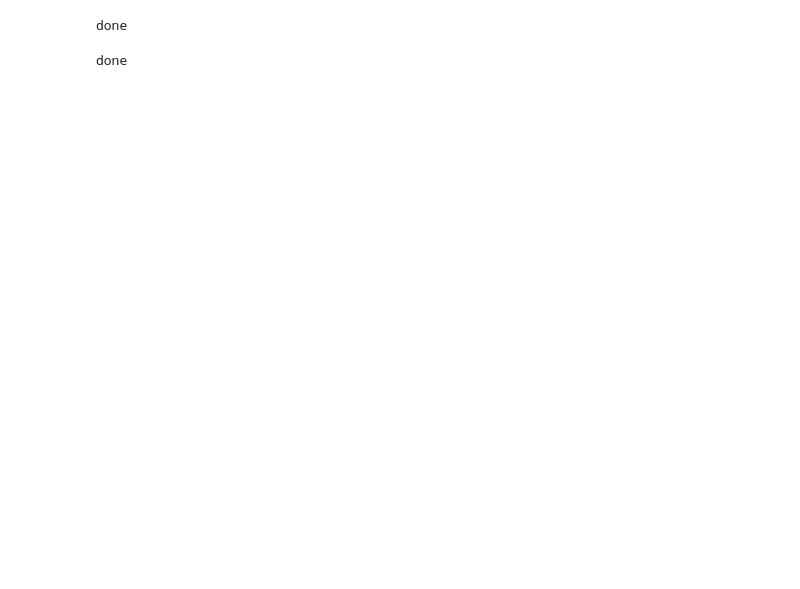
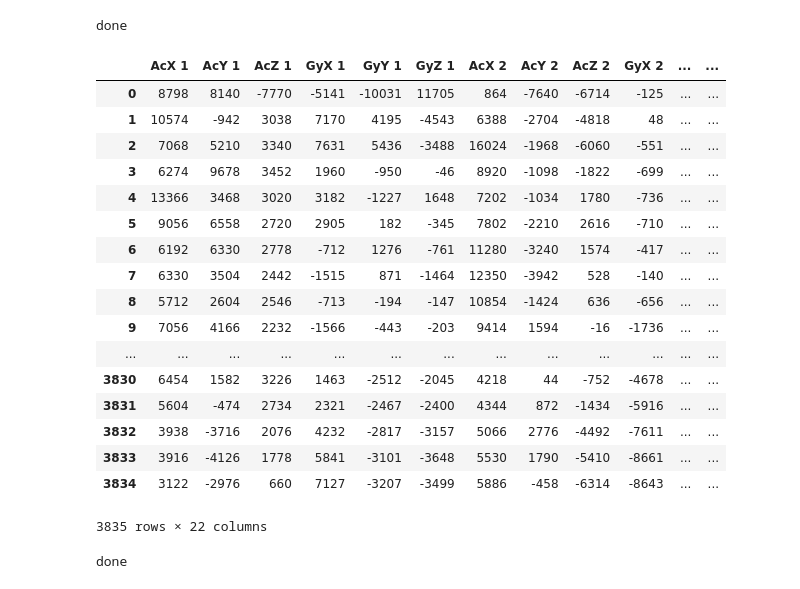
Before and after one commit to tby1994/dance, a Jupyter notebook: Machine Learning/data processing/CombineRawData.ipynb, the cells around one changed output. Saved outputs shown, nothing was run; the diff lists cells and outputs as text; code cells hidden in the pictures; blank space fills up the shorter version.

```diff
--- a/Machine Learning/data processing/CombineRawData.ipynb
+++ b/Machine Learning/data processing/CombineRawData.ipynb
@@ -51,34 +51,53 @@ frames_chicken = [bobby_chicken, beeyee_chicken, henry_chicken, kabir_chicken, z
 frames_number7 = [bobby_number7, beeyee_number7, henry_chicken, kabir_number7, zech_number7, hongjing_number7]
 frames_sidestep = [bobby_sidestep, beeyee_sidestep, henry_sidestep, kabir_sidestep, zech_sidestep, hongjing_sidestep]
 frames_turnclap = [bobby_turnclap, bobby_turnclap2, beeyee_turnclap, beeyee_turnclap2, henry_turnclap,
                    henry_turnclap2, henry_turnclap3, henry_turnclap4, zech_turnclap, zech_turnclap2,]
 frames_wiper = [bobby_wiper, beeyee_wiper, henry_wiper, kabir_wiper, zech_wiper, hongjing_wiper]
 
 chicken_data = pd.concat(frames_chicken)
 number7_data = pd.concat(frames_number7)
 sidestep_data = pd.concat(frames_sidestep)
 turnclap_data = pd.concat(frames_turnclap)
 wiper_data = pd.concat(frames_wiper)
 
 chicken_data['activity'] = 1;
 number7_data['activity'] = 2;
 sidestep_data['activity'] = 3;
 turnclap_data['activity'] = 4;
 wiper_data['activity'] = 5;
 
 frames_result = [chicken_data, number7_data, sidestep_data, turnclap_data, wiper_data]
 
 result = pd.concat(frames_result)
 
 result = result.drop(['voltage', 'current', 'power', 'energy'], axis = 1).copy()
 
 mapping = {'chicken': 1, 'number7': 2, 'sidestep' : 3, 'turnclap' : 4, 'wiper' : 5}
 
 print('done')
 
-result.to_csv(r'C:\Users\User\Desktop\Study\Year 3\Sem 1\CG3002\DanceProject\Machine Learning\raw data\dataset.csv', index=False)
+#result.to_csv(r'C:\Users\User\Desktop\Study\Year 3\Sem 1\CG3002\DanceProject\Machine Learning\raw data\dataset.csv', index=False)
+bobby_chicken
 # %% [output]
 done
+|  | AcX 1 | AcY 1 | AcZ 1 | GyX 1 | GyY 1 | GyZ 1 | AcX 2 | AcY 2 | AcZ 2 | GyX 2 | ... | ... |
+| 0 | 8798 | 8140 | -7770 | -5141 | -10031 | 11705 | 864 | -7640 | -6714 | -125 | ... | ... |
+| 1 | 10574 | -942 | 3038 | 7170 | 4195 | -4543 | 6388 | -2704 | -4818 | 48 | ... | ... |
+| 2 | 7068 | 5210 | 3340 | 7631 | 5436 | -3488 | 16024 | -1968 | -6060 | -551 | ... | ... |
+| 3 | 6274 | 9678 | 3452 | 1960 | -950 | -46 | 8920 | -1098 | -1822 | -699 | ... | ... |
+| 4 | 13366 | 3468 | 3020 | 3182 | -1227 | 1648 | 7202 | -1034 | 1780 | -736 | ... | ... |
+| 5 | 9056 | 6558 | 2720 | 2905 | 182 | -345 | 7802 | -2210 | 2616 | -710 | ... | ... |
+| 6 | 6192 | 6330 | 2778 | -712 | 1276 | -761 | 11280 | -3240 | 1574 | -417 | ... | ... |
+| 7 | 6330 | 3504 | 2442 | -1515 | 871 | -1464 | 12350 | -3942 | 528 | -140 | ... | ... |
+| 8 | 5712 | 2604 | 2546 | -713 | -194 | -147 | 10854 | -1424 | 636 | -656 | ... | ... |
+| 9 | 7056 | 4166 | 2232 | -1566 | -443 | -203 | 9414 | 1594 | -16 | -1736 | ... | ... |
+| ... | ... | ... | ... | ... | ... | ... | ... | ... | ... | ... | ... | ... |
+| 3830 | 6454 | 1582 | 3226 | 1463 | -2512 | -2045 | 4218 | 44 | -752 | -4678 | ... | ... |
+| 3831 | 5604 | -474 | 2734 | 2321 | -2467 | -2400 | 4344 | 872 | -1434 | -5916 | ... | ... |
+| 3832 | 3938 | -3716 | 2076 | 4232 | -2817 | -3157 | 5066 | 2776 | -4492 | -7611 | ... | ... |
+| 3833 | 3916 | -4126 | 1778 | 5841 | -3101 | -3648 | 5530 | 1790 | -5410 | -8661 | ... | ... |
+| 3834 | 3122 | -2976 | 660 | 7127 | -3207 | -3499 | 5886 | -458 | -6314 | -8643 | ... | ... |
+3835 rows × 22 columns
 # %%
 chicken = pd.read_csv(r'C:\Users\User\Desktop\Study\Year 3\Sem 1\CG3002\DanceProject\Machine Learning\extracted data\chicken_extracted_dataset.csv')
 number7 = pd.read_csv(r'C:\Users\User\Desktop\Study\Year 3\Sem 1\CG3002\DanceProject\Machine Learning\extracted data\number7_extracted_dataset.csv')
```
Also changed, not shown: 50 other files.
